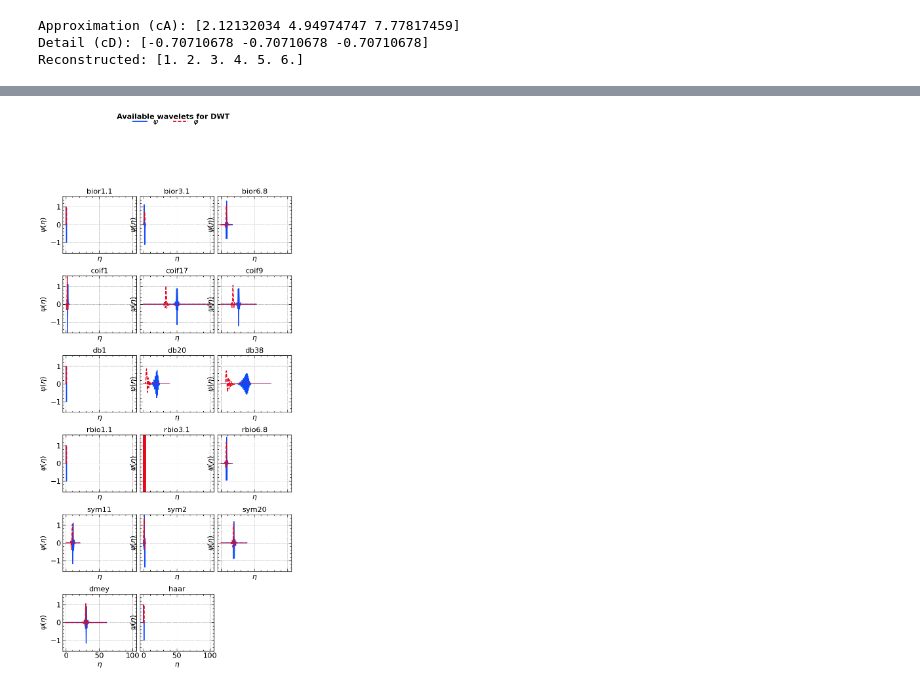
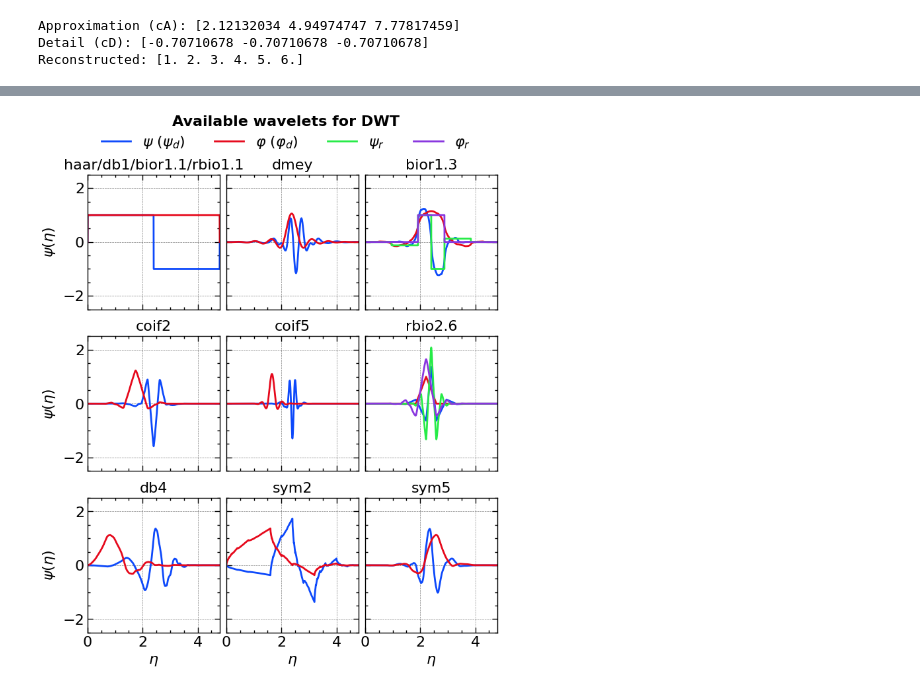
Before and after one commit to jiutongzhao/Time-Series-Data-Analysis, a Jupyter notebook: chap7.ipynb, the cells around one changed output, grey strips where cells are left out. Cells and saved outputs as stored; diff of their text form; code cells hidden in the pictures.

```diff
--- a/chap7.ipynb
+++ b/chap7.ipynb
@@ -323,0 +371,14 @@ ValueError: coefficient shape mismatch
+# %%
+N = 2 ** 10
+t = np.linspace(-10, 10, N)
+
+omega0 = 1.0
+
+psi = np.exp(-t ** 2 / 2) * np.cos(omega0 * t)
+
+plt.close()
+ax1 = plt.subplot()
+ax1.plot(t, psi)
+ax1.axhline(np.mean(psi), color='C1', linestyle='--', label='Mean')
+
+plt.show()
@@ -326,6 +409,17 @@ import pywt
 import numpy as np
 import matplotlib.pyplot as plt
 
+level = 10
+selected_dwt_wavelets = [
+ 'haar','dmey',
+ 'bior1.3',
+ 'coif2',
+ 'coif5',
+ 'rbio2.6',
+ 'db4',
+ 'sym2',
+ 'sym5',
+]
 # ---------------------------- parameters ----------------------------
 # selected_dwt_wavelets = [...]           # your list
 title_font = {"fontsize": 16, "weight": "bold"}
@@ -334,41 +428,63 @@ rows = (len(selected_dwt_wavelets) + cols - 1) // cols
 x_common_max = 4.8                      # the length you want on every axis
 # --------------------------------------------------------------------
 
-fig, axs = plt.subplots(rows, cols, figsize=(9, 3.0 * rows),
+fig, axs = plt.subplots(rows, cols, figsize=(8, 3.0 * rows),
                         sharex=True, sharey=True,
-                        gridspec_kw={'wspace': 0.05, 'hspace': 0.40})
+                        gridspec_kw={'wspace': 0.05, 'hspace': 0.2})
 
 for ax, wname in zip(axs.flatten(), selected_dwt_wavelets):
     wav = pywt.Wavelet(wname)
 
     # ---------------- fetch wavelet functions -----------------------
     if 'bio' in wname:                  # biorthogonal returns 5 arrays
-        *_unused, phi, psi, x = wav.wavefun()
+        phi, psi, phi_r, psi_r, x = wav.wavefun(level = level)
+    elif wname == 'dmey':
+        phi, psi, x = wav.wavefun(level = 4)
     else:                               # orthogonal families
-        phi, psi, x = wav.wavefun()
+        phi, psi, x = wav.wavefun(level = level)
 
     # ------------- ALIGN SUPPORT: shift to 0, stretch to 4.8 --------
     x = x - x[0]                        # left edge → 0
     x = x * (x_common_max / x[-1])      # right edge → 4.8
 
+    if wname == 'dmey':
+        x = x * 4 - 6.5
+
     # ---------------------------- PLOT ------------------------------
-    ax.plot(x, psi, label=r'$\psi$')
-    ax.plot(x, phi, label=r'$\varphi$')
+    ax.plot(x, psi, '-', label=r'$\psi$ ($\psi_d$)')
+    ax.plot(x, phi, '-', label=r'$\varphi$ ($\varphi_d$)')
+
+    if 'bio' in wname:                  # biorthogonal returns 5 arrays
+        ax.plot(x, psi_r, '-', label=r'$\psi_r$')
+        ax.plot(x, phi_r, '-', label=r'$\varphi_r$')
+
     ax.set_title(wname)
     ax.set_xlim(0.0, x_common_max)
-    ax.set_ylim(-1.6, 1.6)
+    ax.set_ylim(-2.5, 2.5)
     ax.set_xlabel(r'$\eta$')
     ax.set_ylabel(r'$\psi(\eta)$')
 
 # ---------- tidy up (delete unused axes, one shared legend) ----------
 for ax in axs.flatten()[len(selected_dwt_wavelets):]:
     fig.delaxes(ax)
+axs.flatten()[0].set_title('haar/db1/bior1.1/rbio1.1')
+handles, labels = axs[0, 2].get_legend_handles_labels()
+fig.legend(handles, labels, ncol=4, loc="upper center", frameon=False, bbox_to_anchor=(0.5, 0.97))
 
-handles, labels = axs[0, 0].get_legend_handles_labels()
-fig.legend(handles, labels, ncol=2, loc="upper center", frameon=False)
+fig.align_labels()
 
-plt.suptitle("Available wavelets for DWT", **title_font, y=1.02)
+for ax in axs[:, 1:].flatten():
+    ax.set_ylabel("")
+
+for ax in axs.flatten()[:-cols]:
+    ax.set_xlabel("")
+
 plt.tight_layout()
+
+plt.suptitle("Available wavelets for DWT", **title_font)
+plt.tight_layout()
+# plt.show()
+plt.savefig(save_path + 'figure_dwt_family.png',bbox_inches='tight',dpi=300)
 plt.show()
 # %% [output]
-[figure, old version]
+[figure, new version]
```
Also changed, not shown: parts of 9 cells of this notebook, 8 other files.
